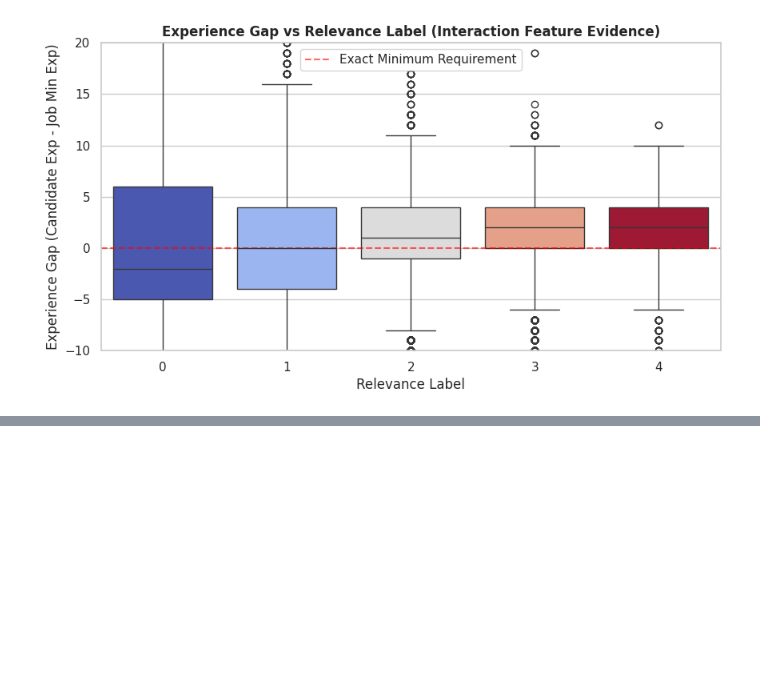
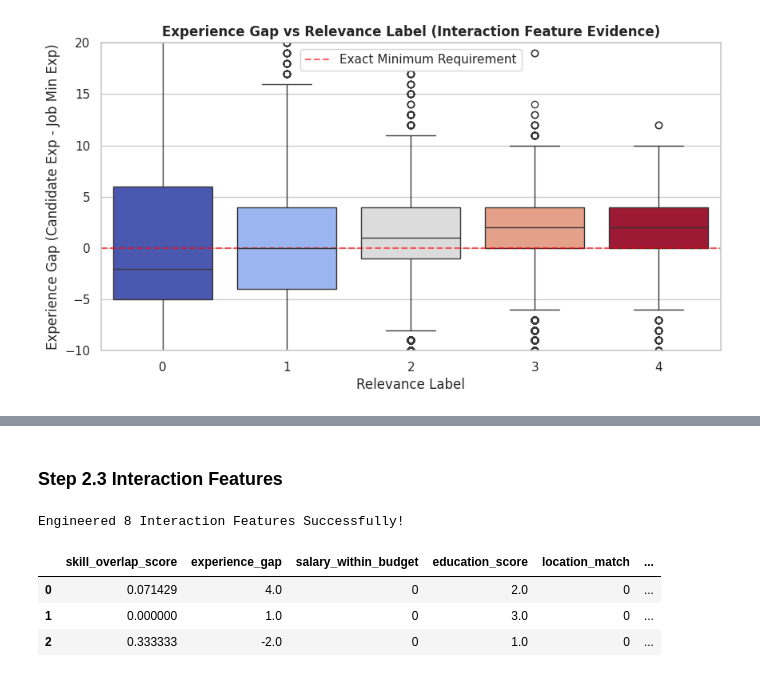
Before and after one commit to Parsa-Saeednia/UT-DataScience-Spring2026, a Jupyter notebook: Assignments/CA3/task3_CandidateRanking.ipynb, the cells around one changed output, grey strips where cells are left out. Drawn from its saved outputs; the diff is of its cells as text; code cells hidden in the pictures; blank space fills up the shorter version.

Commit message:
Implemented preprocessing and feature engineering for CA3/task3

```diff
--- a/Assignments/CA3/task3_CandidateRanking.ipynb
+++ b/Assignments/CA3/task3_CandidateRanking.ipynb
@@ -219,0 +297,71 @@ plt.show()
+# %% [markdown]
+### Step 2.3 Interaction Features
+# %%
+# --- 2.3 Feature Engineering: 8 Interaction Features (UPDATED) ---
+
+def calculate_jaccard(skills_a, skills_b):
+    if pd.isna(skills_a) or pd.isna(skills_b) or skills_a == 'none' or skills_b == 'none': return 0.0
+    set_a = set([s.strip().lower() for s in skills_a.split('|')])
+    set_b = set([s.strip().lower() for s in skills_b.split('|')])
+    if not set_a or not set_b: return 0.0
+    return len(set_a.intersection(set_b)) / len(set_a.union(set_b))
+
+def extract_seniority(title):
+    title = str(title).lower()
+    if any(w in title for w in ['senior', 'sr', 'principal', 'lead', 'director', 'cto']): return 3
+    if 'mid' in title: return 2
+    if any(w in title for w in ['junior', 'jr', 'intern']): return 1
+    return 0 # Unspecified
+
+def map_english(prof):
+    mapping = {'a1':1, 'a2':2, 'b1':3, 'intermediate':3, 'b2':4, 'upper-intermediate':4, 'c1':5, 'advanced':5, 'c2':6, 'fluent':6, 'native':7}
+    return mapping.get(str(prof).lower().strip(), 0)
+
+def build_interactions(df):
+    df_out = df.copy()
+
+    # 1. Skill Overlap (Jaccard)
+    df_out['skill_overlap_score'] = df_out.apply(lambda x: calculate_jaccard(x['skills'], x['required_skills']), axis=1)
+
+    # 2. Experience Gap
+    df_out['experience_gap'] = df_out['years_experience'] - df_out['min_years_experience']
+
+    # 3. Salary Mismatch Flag
+    df_out['salary_within_budget'] = (df_out['expected_salary_usd'] <= df_out['salary_max_usd']).astype(int)
+
+    # 4. Education Compatibility
+    edu_map = {'none': 0, 'bachelor': 1, 'master': 2, 'phd': 3}
+    df_out['education_score'] = df_out['education_level'].map(edu_map).fillna(0)
+
+    # 5. Location Compatibility
+    df_out['location_match'] = ((df_out['candidate_location'] == df_out['job_location']) | (df_out['remote_allowed'] == 'yes') | (df_out['willing_to_relocate'] == 'yes')).astype(int)
+
+    # --- NEW FEATURES ---
+    # 6. Skill Count Ratio (Candidate total skills / Job required skills)
+    df_out['cand_skill_count'] = df_out['skills'].apply(lambda x: len(str(x).split('|')) if x != 'none' else 0)
+    df_out['job_skill_count'] = df_out['required_skills'].apply(lambda x: len(str(x).split('|')) if x != 'none' else 0)
+    df_out['skill_count_ratio'] = np.where(df_out['job_skill_count'] > 0, df_out['cand_skill_count'] / df_out['job_skill_count'], 0)
+
+    # 7. Seniority Match
+    df_out['cand_seniority'] = df_out['current_title'].apply(extract_seniority)
+    df_out['job_seniority'] = df_out['job_title'].apply(extract_seniority)
+    df_out['seniority_match'] = (df_out['cand_seniority'] >= df_out['job_seniority']).astype(int)
+
+    # 8. English Proficiency Score
+    df_out['english_score'] = df_out['english_proficiency'].apply(map_english)
+
+    return df_out
+
+train_full = build_interactions(train_full)
+test_full = build_interactions(test_full)
+
+# Verify all 8 new interaction features populated correctly
+print("Engineered 8 Interaction Features Successfully!")
+display(train_full[['skill_overlap_score', 'experience_gap', 'salary_within_budget', 'education_score',
+                    'location_match', 'skill_count_ratio', 'seniority_match', 'english_score']].head(3))
+# %% [output]
+Engineered 8 Interaction Features Successfully!
+|  | skill_overlap_score | experience_gap | salary_within_budget | education_score | location_match | ... |
+| 0 | 0.071429 | 4.0 | 0 | 2.0 | 0 | ... |
+| 1 | 0.000000 | 1.0 | 0 | 3.0 | 0 | ... |
+| 2 | 0.333333 | -2.0 | 0 | 1.0 | 0 | ... |
```
Also changed, not shown: parts of 7 cells of this notebook.
